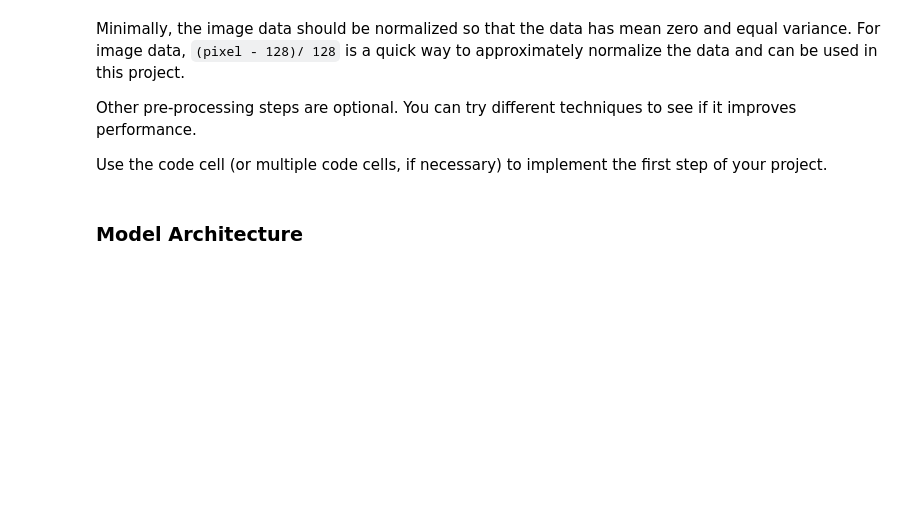
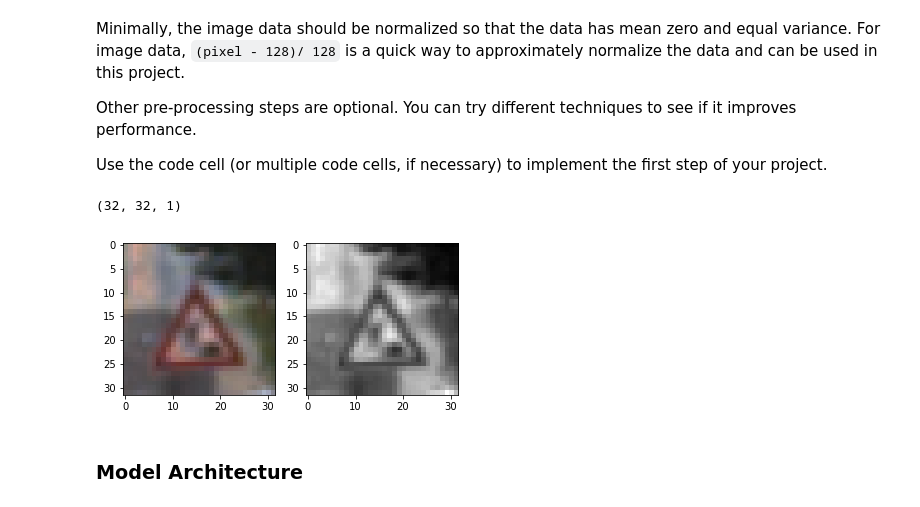
Before and after one commit to ahmadsheikhveisi/CarND-Traffic-Sign-Classifier-Project, a Jupyter notebook: Traffic_Sign_Classifier.ipynb, the cells around one changed output. Cells and saved outputs as stored; diff of their text form; code cells hidden in the pictures; blank space fills up the shorter version.

```diff
--- a/Traffic_Sign_Classifier.ipynb
+++ b/Traffic_Sign_Classifier.ipynb
@@ -150,21 +216,48 @@ Use the code cell (or multiple code cells, if necessary) to implement the first
 # %%
 ### convert to grayscale
 gray_scale_en = True
+color_spec = 'YUV'#'HLS'#
+#using either y channel of yuv color spec or l channel of hls color spec
 
 import cv2
 def convert_dataset2gray(dataset):
     gray_dataset = []
     for img in dataset:
-        hls = cv2.cvtColor(img, cv2.COLOR_RGB2HLS)
-        gray_dataset.append(hls[:,:,1].reshape(image_shape[0],image_shape[1],1))
+        if color_spec is 'YUV':
+            converted_img = cv2.cvtColor(img, cv2.COLOR_RGB2YUV)#HLS)
+            gray_img = converted_img[:,:,0]
+        elif color_spec is 'HLS':
+            converted_img = cv2.cvtColor(img, cv2.COLOR_RGB2HLS)
+            gray_img = converted_img[:,:,1]
+        else:
+            print('Color spec not defined')
+            raise
+        gray_dataset.append(gray_img.reshape(image_shape[0],image_shape[1],1))
     return np.array(gray_dataset)
 
 if gray_scale_en is True:
+    #showing a random image before conversion
+    index = random.randint(0, len(X_train)-1)
+    fig = plt.figure()
+    axe = fig.add_subplot(1,2,1)
+    axe.imshow(X_train[index])
+
+    #coverting training,validation, and test data
     X_train = convert_dataset2gray(X_train)
     X_valid = convert_dataset2gray(X_valid)
     X_test = convert_dataset2gray(X_test)
+
+    #setting the image depth to 1
     image_shape = np.array(image_shape)
     image_shape[2] = 1
+
+    #showing the same image after coversion
+    axe = fig.add_subplot(1,2,2)
+    axe.imshow(X_train[index].reshape(32,32),cmap='gray')
+    plt.show()
+# %% [output]
+(32, 32, 1)
+[figure, added]
 # %%
 ### data set Normalization
 normalize_en = True
```
Also changed, not shown: parts of 14 cells of this notebook, 21 other files.
